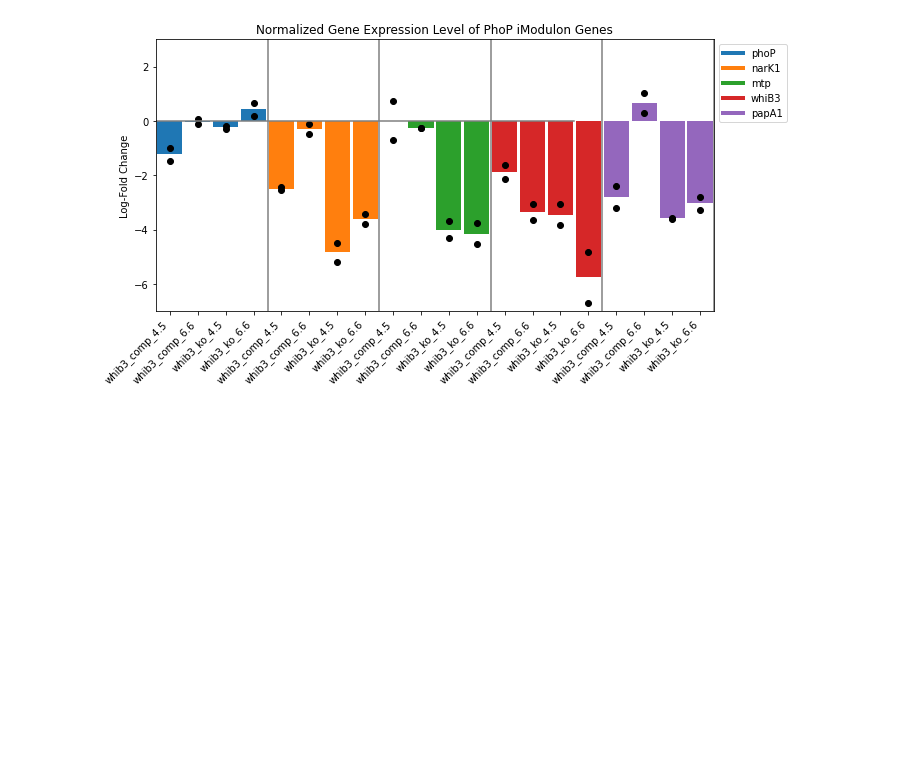
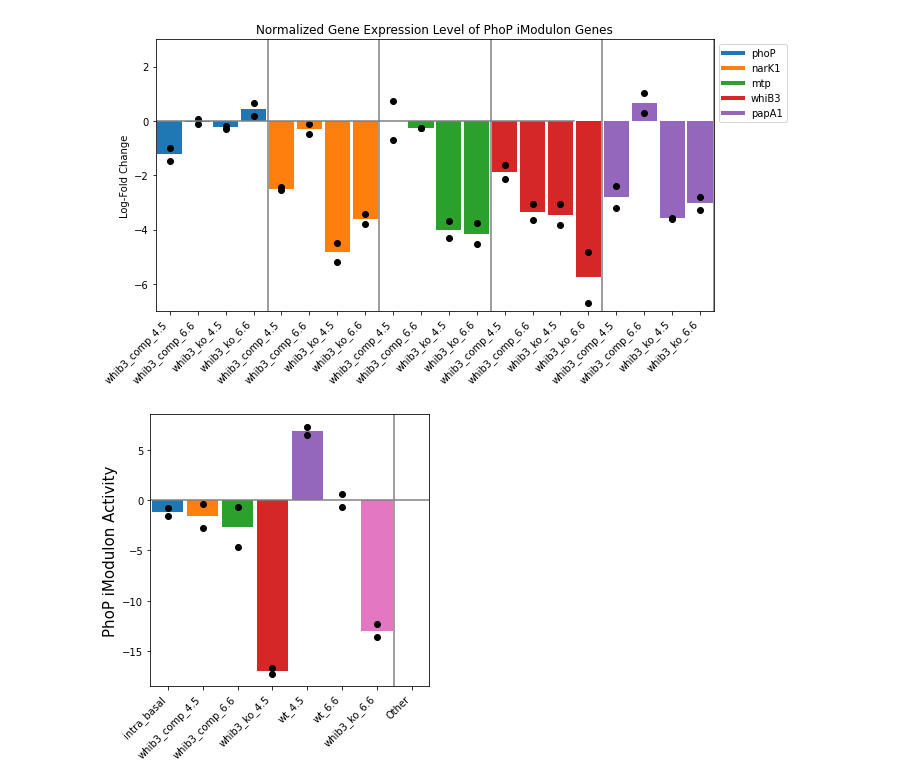
Before and after one commit to Reosu/modulome_mtb, a Jupyter notebook: notebooks/Validation_and_Discovery_Figures.ipynb, the cells around one changed output. Drawn from its saved outputs; the diff is of its cells as text; code cells hidden in the pictures; blank space fills up the shorter version.

```diff
--- a/notebooks/Validation_and_Discovery_Figures.ipynb
+++ b/notebooks/Validation_and_Discovery_Figures.ipynb
@@ -491,2 +513,44 @@ plt.savefig("../figures/interim_figures/PhoP_Expression_Plot.svg")
 # %% [output]
 [figure]
+# %%
+fig,ax = plt.subplots(figsize = [5,5])
+
+cmap = plt.cm.get_cmap("tab10")
+colors = cmap(np.arange(cmap.N))
+
+groups = ica_data.sample_table.groupby(["project","condition"])
+projects = {}
+for i,j in groups:
+    if "redox" == i[0]:
+        projects.update({i[1]:list(j.index)})
+projects.update({"whib3_ko_6.6":["SRX6845147","SRX6845148"]})
+
+item_count = 0
+labels = []
+color_count = 0
+for i in projects.items():
+    ax.bar(i[0],infered_DF[i[1]].loc["PhoP"].mean(),zorder=0,width=.9)
+    for dot in i[1]:
+        ax.plot(item_count,infered_DF[dot].loc["PhoP"],"o",color = "black")
+    labels.append(i[0])
+    item_count+=1
+
+
+ylimits = ax.get_ylim()
+ax.set_xlim([-.5,item_count+.5])
+ax.plot(list(ax.get_xlim()),[0,0],color="gray")
+ax.set_ylim(ylimits)
+
+seperators = [7]
+sep_pos = -.5
+for cord in seperators:
+    sep_pos+=cord
+    ax.plot([sep_pos,sep_pos],ylimits,color="gray")
+
+labels.append("Other")
+text = plt.xticks(ticks = range(0,len(projects)+1),labels=labels,rotation="45",ha="right")
+
+ax.set_ylabel("PhoP iModulon Activity",fontsize=15)
+plt.savefig("../figures/interim_figures/PhoP_Activities.svg",transparent =True)
+# %% [output]
+[figure, added]
```
Also changed, not shown: parts of 19 cells of this notebook, 19 other files.
